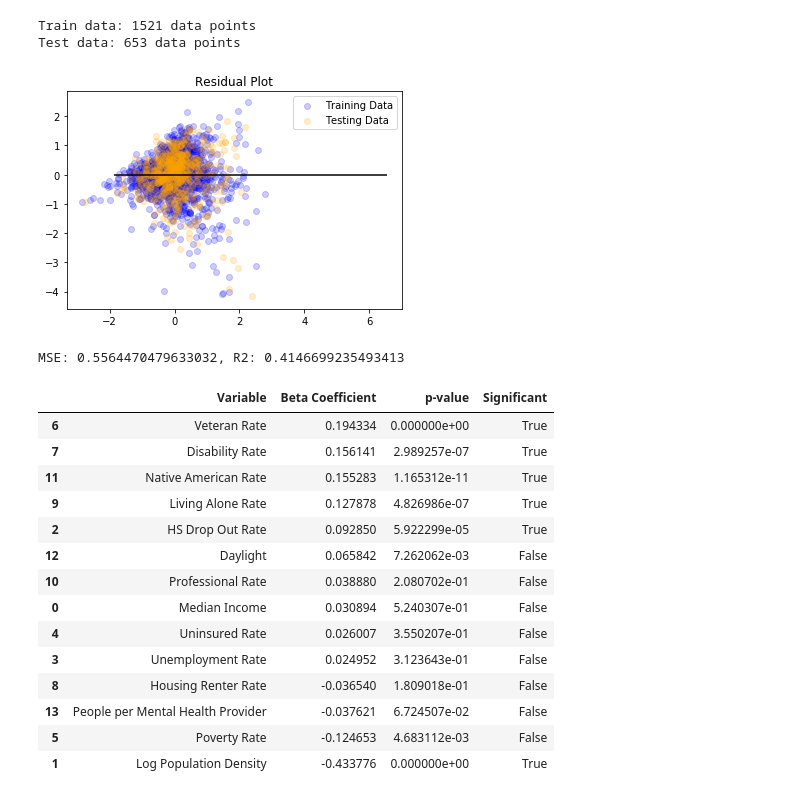
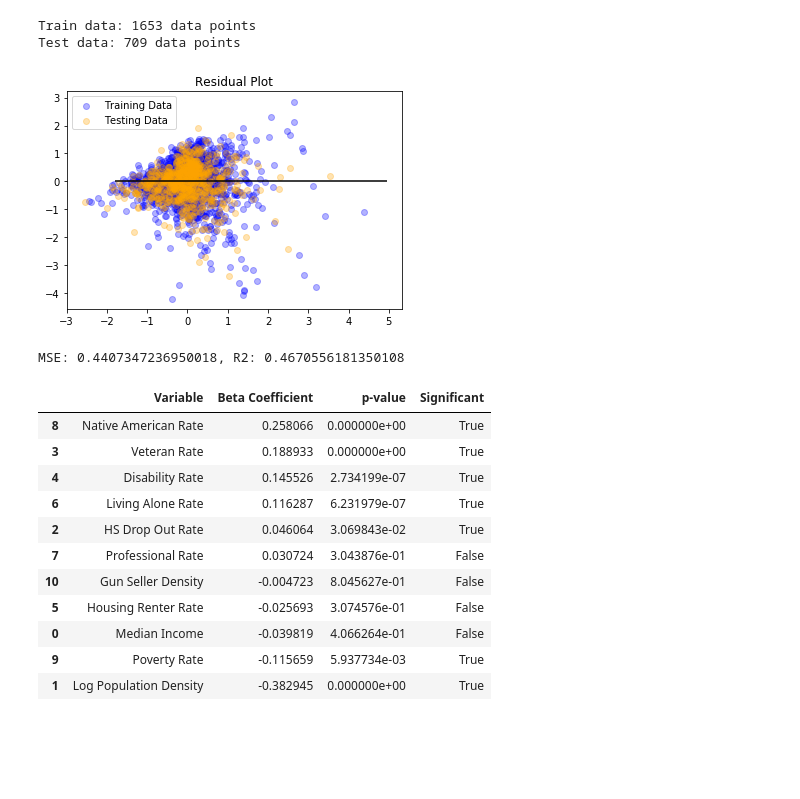
Before and after one commit to salkoffd/HappySauce, a Jupyter notebook: HappySauce.ipynb, the cells around one changed output. Saved outputs shown, nothing was run; the diff lists cells and outputs as text; code cells hidden in the pictures; blank space fills up the shorter version.

Commit message:
added number of gun sellers

```diff
--- a/HappySauce.ipynb
+++ b/HappySauce.ipynb
@@ -193,6 +195,13 @@ df_daylight = pd.read_csv(path_csv, encoding = "ISO-8859-1")
 df_daylight['County Code'] = df_daylight['County Code'].astype(str)
 df_daylight = df_daylight.set_index('County Code')
 df_daylight = df_daylight.drop(['County'], axis=1)
+# %%
+# Import number of firearms sellers csv
+path_csv = 'gun_seller_counts.csv'
+df_gunSellers = pd.read_csv(path_csv, encoding = "ISO-8859-1")
+df_gunSellers = df_gunSellers.rename(columns = {'Lic Cnty': 'Gun Seller Count'})
+df_gunSellers['County Code'] = df_gunSellers['County Code'].astype(str)
+df_gunSellers = df_gunSellers.set_index('County Code')
 # %%
 # Get median income data for 2017
 # from https://api.census.gov/data/2017/acs/acs5/profile/variables.html
@@ -225,9 +234,10 @@ df_incomes['income_2009'] = [float(i) for i in df_incomes['income_2009']]
 # Join census, area, and suicide dataframes
 df_full = df.join(df_grim, on='County Code', how='inner') \
             .join(df_areas, on='County Code', how='inner') \
-            .join(df_daylight, on='County Code', how='inner') \
             .join(df_incomes, on='County Code', how='inner') \
-            .join(df_providers, on='NAME', how='inner')
+            .join(df_gunSellers, on='County Code', how='left') \
+#             .join(df_providers, on='NAME', how='inner')
+#             .join(df_daylight, on='County Code', how='inner') \
 
 # convert numerical columns into float
 for thisVar in vars:
@@ -238,3 +248,4 @@ df_full['Population Density'] = df_full['B01003_001E'] / df_full['ALAND_SQMI']
 
 # Order by highest suicide rate
 df_full = df_full.sort_values(by='Suicide Rate', ascending=False)
+print(len(df_full))
@@ -255,8 +268,11 @@ df_clean['Housing Renter Rate'] = df_full['B25003_003E'] / df_full['B25003_001E'
 df_clean['Living Alone Rate'] = df_full['B09021_002E'] / df_full['B09021_001E']
 df_clean['Professional Rate'] = (df_full['B15001_018E'] + df_full['B15001_026E']) / (df_full['B15001_011E'] + df_full['B15001_019E'])
 df_clean['Native American Rate'] = df_full['B02001_004E'] / df_full['B01003_001E']
-df_clean['Daylight'] = df_full['Avg Daily Sunlight (KJ/m²)']
-df_clean['People per Mental Health Provider'] = df_full['Population'] / df_full['# Mental Health Providers']
+df_clean['Gun Seller Density'] = df_full['Gun Seller Count'] / df_full['B01003_001E'] * 100000
+
+# df_clean['Daylight'] = df_full['Avg Daily Sunlight (KJ/m²)']
+# df_clean['People per Mental Health Provider'] = df_full['Population'] / df_full['# Mental Health Providers']
+# df_clean['Gun Seller Density'] = df_clean['Gun Seller Density'].fillna(value=0)
 
 df_clean.head(5)
 # %% [output]
@@ -311,9 +358,14 @@ p-value = 1.0656145376096341e-39
 # Plot all variables against suicide rate
 
 # List of all variables that will be in the multiple regression model
-vars_model = ['Median Income', 'Log Population Density', 'HS Drop Out Rate', 'Unemployment Rate', 'Uninsured Rate', 'Poverty Rate', \
-             'Veteran Rate', 'Disability Rate', 'Housing Renter Rate', 'Living Alone Rate', 'Professional Rate', 'Native American Rate', \
-              'Daylight', 'People per Mental Health Provider']
+
+# vars_model = ['Median Income', 'Log Population Density', 'HS Drop Out Rate', 'Unemployment Rate', 'Uninsured Rate', 'Poverty Rate', \
+#              'Veteran Rate', 'Disability Rate', 'Housing Renter Rate', 'Living Alone Rate', 'Professional Rate', 'Native American Rate', \
+#               'Daylight', 'People per Mental Health Provider', 'Log Gun Seller Density']
+
+vars_model = ['Median Income', 'Log Population Density', 'HS Drop Out Rate', 'Veteran Rate', 'Disability Rate', \
+              'Housing Renter Rate', 'Living Alone Rate', 'Professional Rate', 'Native American Rate', 'Poverty Rate', \
+              'Gun Seller Density']
 
 # Plot all graphs
 plt.figure()
@@ -376,7 +428,7 @@ y = df_clean['Suicide Rate'].values.reshape(-1, 1)
 # print(X.shape, y.shape)
 # Split data into train and test
 # X_train, X_test, y_train, y_test = train_test_split(X, y, random_state=42)
-X_train, X_test, y_train, y_test = train_test_split(X, y, test_size=0.3, random_state =1) # 70% data for train, 30% for test
+X_train, X_test, y_train, y_test = train_test_split(X, y, test_size=0.3, random_state =42) # 70% data for train, 30% for test
 print(f'Train data: {len(y_train)} data points')
 print(f'Test data: {len(y_test)} data points')
 
@@ -390,20 +442,20 @@ X_test_scaled = X_scaler.transform(X_test)
 y_train_scaled = y_scaler.transform(y_train)
 y_test_scaled = y_scaler.transform(y_test)
 # %% [output]
-Train data: 1521 data points
-Test data: 653 data points
+Train data: 1653 data points
+Test data: 709 data points
 # %%
 # Fit model and plot the residuals
 model = LinearRegression()
 model.fit(X_train_scaled, y_train_scaled)
-plt.scatter(model.predict(X_train_scaled), model.predict(X_train_scaled) - y_train_scaled, c="blue", label="Training Data", alpha=0.2)
-plt.scatter(model.predict(X_test_scaled), model.predict(X_test_scaled) - y_test_scaled, c="orange", label="Testing Data", alpha=0.2)
+plt.scatter(model.predict(X_train_scaled), model.predict(X_train_scaled) - y_train_scaled, c="blue", label="Training Data", alpha=0.3)
+plt.scatter(model.predict(X_test_scaled), model.predict(X_test_scaled) - y_test_scaled, c="orange", label="Testing Data", alpha=0.3)
 plt.legend()
 plt.hlines(y=0, xmin=y_test_scaled.min(), xmax=y_test_scaled.max())
 plt.title("Residual Plot")
 plt.show()
 # %% [output]
-[figure, old version]
+[figure, new version]
 # %%
 # Evaluate multiple regression model using test data set
 predictions = model.predict(X_test_scaled)
@@ -411,32 +463,30 @@ MSE = mean_squared_error(y_test_scaled, predictions)
 r2 = model.score(X_test_scaled, y_test_scaled)
 print(f"MSE: {MSE}, R2: {r2}")
 # %% [output]
-MSE: 0.5564470479633032, R2: 0.4146699235493413
+MSE: 0.4407347236950018, R2: 0.4670556181350108
 # %%
 # Create dataframe with multiple regression beta coefficients and p-values
 data = {'Variable': vars_model, 'Beta Coefficient': model.coef_.tolist()[0], 'p-value': model.p.tolist()[0]}
 df_lm = pd.DataFrame(data)
-alpha = 1-(1-0.05)**(1/len(vars_model)) # corrected for multiple comparisons (Sidak)
+# alpha = 1-(1-0.05)**(1/len(vars_model)) # corrected for multiple comparisons (Sidak)
+alpha = 0.05
 df_lm['Significant'] = df_lm['p-value'] < alpha
 
 df_lm = df_lm.sort_values('Beta Coefficient', ascending =False)
 df_lm
 # %% [output]
 |  | Variable | Beta Coefficient | p-value | Significant |
-| 6 | Veteran Rate | 0.194334 | 0.000000e+00 | True |
-| 7 | Disability Rate | 0.156141 | 2.989257e-07 | True |
-| 11 | Native American Rate | 0.155283 | 1.165312e-11 | True |
-| 9 | Living Alone Rate | 0.127878 | 4.826986e-07 | True |
-| 2 | HS Drop Out Rate | 0.092850 | 5.922299e-05 | True |
-| 12 | Daylight | 0.065842 | 7.262062e-03 | False |
-| 10 | Professional Rate | 0.038880 | 2.080702e-01 | False |
-| 0 | Median Income | 0.030894 | 5.240307e-01 | False |
-| 4 | Uninsured Rate | 0.026007 | 3.550207e-01 | False |
-| 3 | Unemployment Rate | 0.024952 | 3.123643e-01 | False |
-| 8 | Housing Renter Rate | -0.036540 | 1.809018e-01 | False |
-| 13 | People per Mental Health Provider | -0.037621 | 6.724507e-02 | False |
-| 5 | Poverty Rate | -0.124653 | 4.683112e-03 | False |
-| 1 | Log Population Density | -0.433776 | 0.000000e+00 | True |
+| 8 | Native American Rate | 0.258066 | 0.000000e+00 | True |
+| 3 | Veteran Rate | 0.188933 | 0.000000e+00 | True |
+| 4 | Disability Rate | 0.145526 | 2.734199e-07 | True |
+| 6 | Living Alone Rate | 0.116287 | 6.231979e-07 | True |
+| 2 | HS Drop Out Rate | 0.046064 | 3.069843e-02 | True |
+| 7 | Professional Rate | 0.030724 | 3.043876e-01 | False |
+| 10 | Gun Seller Density | -0.004723 | 8.045627e-01 | False |
+| 5 | Housing Renter Rate | -0.025693 | 3.074576e-01 | False |
+| 0 | Median Income | -0.039819 | 4.066264e-01 | False |
+| 9 | Poverty Rate | -0.115659 | 5.937734e-03 | True |
+| 1 | Log Population Density | -0.382945 | 0.000000e+00 | True |
 # %%
 # Create a neural network with multiple layers
 
```
Also changed, not shown: parts of 15 cells of this notebook, 3 other files.
